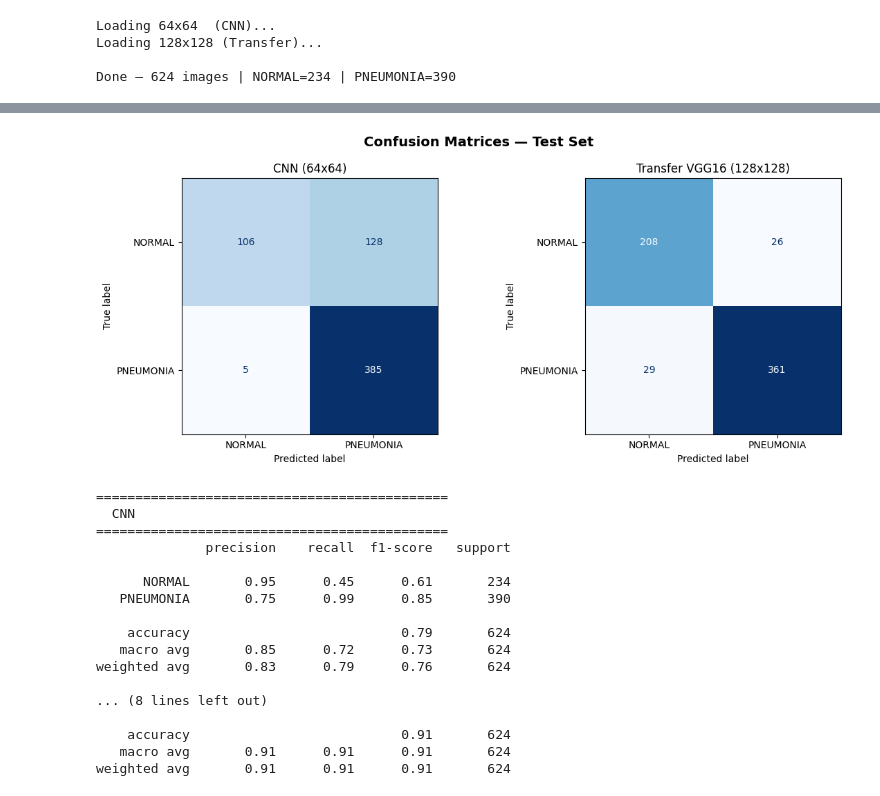
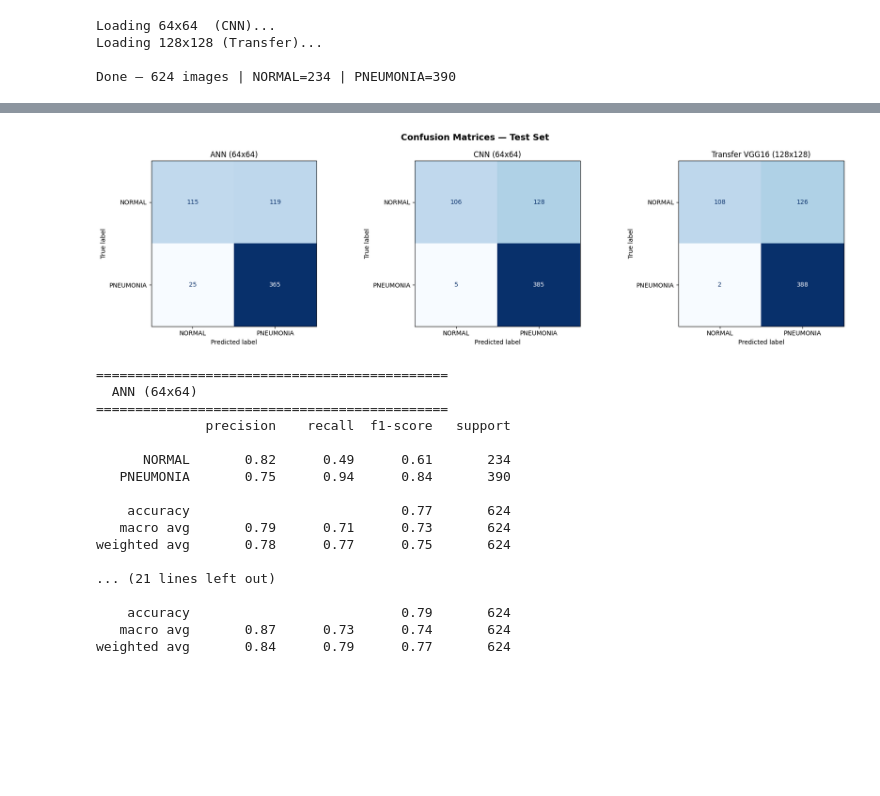
Before and after one commit to yusuf-codes10/deep-learining-project, a Jupyter notebook: testing_modela.ipynb, the cells around one changed output, grey strips where cells are left out. Saved outputs shown, nothing was run; the diff lists cells and outputs as text; code cells hidden in the pictures; blank space fills up the shorter version.

```diff
--- a/testing_modela.ipynb
+++ b/testing_modela.ipynb
@@ -69,6 +69,7 @@ Mounted at /content/drive
 # ── 2. Load models ────────────────────────────────────────────────────
 MODEL_DIR = '/content/drive/MyDrive/my_models'  # underscore, and MyDrive not just drive
 
+ann_model      = load_model(os.path.join(MODEL_DIR, 'ann_final.h5'))
 cnn_model      = load_model(os.path.join(MODEL_DIR, 'perfect_cnn_v3.h5'))
 transfer_model = load_model(os.path.join(MODEL_DIR, 'vgg16_transfer_final_v2.h5'))
 
@@ -120,6 +122,7 @@ Loading 128x128 (Transfer)...
 Done — 624 images | NORMAL=234 | PNEUMONIA=390
 # %%
 # ── 4. Predict ────────────────────────────────────────────────────────
+ann_preds      = (ann_model.predict(X_test_64)            > 0.5   ).astype(int).flatten()
 cnn_preds      = (cnn_model.predict(X_test_64)            > 0.5   ).astype(int).flatten()
-transfer_preds = (transfer_model.predict(X_test_128)      > 0.9993).astype(int).flatten()
+transfer_preds = (transfer_model.predict(X_test_128)      > 0.5).astype(int).flatten()
 # %% [output]
@@ -128,43 +132,48 @@ transfer_preds = (transfer_model.predict(X_test_128)      > 0.9993).astype(int).
 # %%
 # ── 5. Side-by-side confusion matrices ───────────────────────────────
-fig, axes = plt.subplots(1, 2, figsize=(12, 5))
+
+fig, axes = plt.subplots(1, 3, figsize=(18, 5))
+
 fig.suptitle('Confusion Matrices — Test Set', fontsize=14, fontweight='bold')
 
 for ax, preds, title in zip(
     axes,
-    [cnn_preds,   transfer_preds],
-    ['CNN (64x64)', 'Transfer VGG16 (128x128)']
+    [ann_preds, cnn_preds, transfer_preds],
+    ['ANN (64x64)', 'CNN (64x64)', 'Transfer VGG16 (128x128)']
 ):
     cm = confusion_matrix(y_test, preds)
     ConfusionMatrixDisplay(cm, display_labels=['NORMAL', 'PNEUMONIA']).plot(
         cmap='Blues', ax=ax, colorbar=False
     )
     ax.set_title(title, fontsize=12)
 
 plt.tight_layout()
 plt.show()
 # %% [output]
-[figure, old version]
+[figure, new version]
 # %%
-# ── 6. Classification reports ─────────────────────────────────────────
-for name, preds in [('CNN', cnn_preds), ('Transfer VGG16', transfer_preds)]:
+for name, preds in [
+    ('ANN (64x64)', ann_preds),
+    ('CNN (64x64)', cnn_preds),
+    ('Transfer VGG16 (128x128)', transfer_preds)
+]:
     print(f"\n{'='*45}\n  {name}\n{'='*45}")
     print(classification_report(y_test, preds, target_names=['NORMAL', 'PNEUMONIA']))
 # %% [output]
 =============================================
-  CNN
+  ANN (64x64)
 =============================================
               precision    recall  f1-score   support
 
-      NORMAL       0.95      0.45      0.61       234
-   PNEUMONIA       0.75      0.99      0.85       390
+      NORMAL       0.82      0.49      0.61       234
+   PNEUMONIA       0.75      0.94      0.84       390
+
+    accuracy                           0.77       624
+   macro avg       0.79      0.71      0.73       624
+weighted avg       0.78      0.77      0.75       624
+
+... (21 lines left out)
 
     accuracy                           0.79       624
-   macro avg       0.85      0.72      0.73       624
-weighted avg       0.83      0.79      0.76       624
-
-... (8 lines left out)
-
-    accuracy                           0.91       624
-   macro avg       0.91      0.91      0.91       624
-weighted avg       0.91      0.91      0.91       624
+   macro avg       0.87      0.73      0.74       624
+weighted avg       0.84      0.79      0.77       624
```
Also changed, not shown: parts of 2 cells of this notebook.
